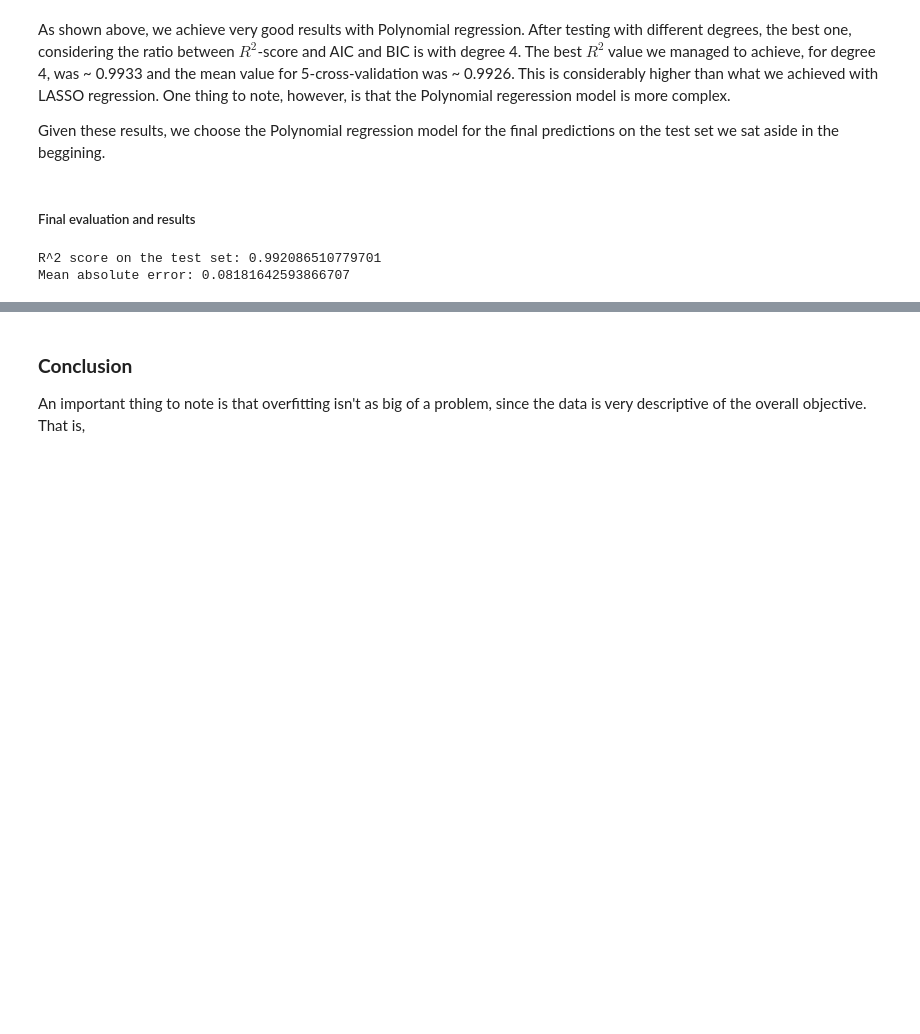
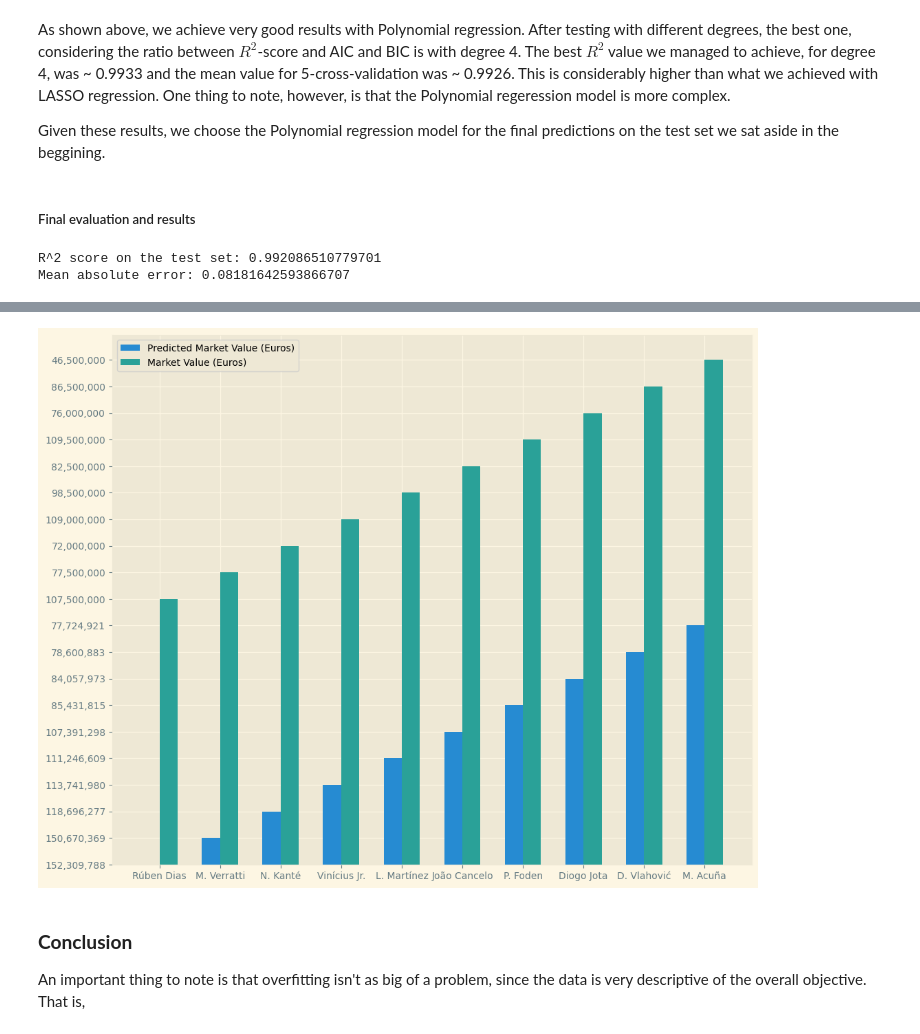
Before and after one commit to ValterMiari/Stats, a Jupyter notebook: Project/project_fifa.ipynb, the cells around one changed output, grey strips where cells are left out. Drawn from its saved outputs; the diff is of its cells as text; code cells hidden in the pictures; blank space fills up the shorter version.

```diff
--- a/Project/project_fifa.ipynb
+++ b/Project/project_fifa.ipynb
@@ -907,0 +910,12 @@ for value in top_ten:
+# %%
+# Joining the predicted data to the the dataframe of the test data
+test_df = select_test_data.copy()
+test_df["Predicted Market Value"] = np.exp(final_predictions)
+# Sorting it by highest predicted market value
+test_df = test_df.sort_values(by="Predicted Market Value", ascending=False)
+test_df = test_df[['Known As', 'Value(in Euro)', 'Predicted Market Value', 'Age', 'Best Position', 'Overall', 'Potential']]
+# Formatting the market values, so it's easier to interpret
+test_df['Value(in Euro)'] = test_df['Value(in Euro)'].apply(lambda x: '{:,}'.format(int(x)))
+test_df['Predicted Market Value'] = test_df['Predicted Market Value'].apply(lambda x: '{:,}'.format(int(x)))
+test_df = test_df.rename(columns={'Value(in Euro)':'Market Value (Euros)', 'Predicted Market Value':'Predicted Market Value (Euros)'})
+test_df
@@ -908,3 +936,24 @@ for value in top_ten:
+# %%
+# Top 10 most expensive players according to the prediction model
+def show_highest_market_value(players):
+    names = players['Known As']
+    pred_market_val = players['Predicted Market Value (Euros)']
+    true_market_val = players['Market Value (Euros)']
+
+    x = np.arange(len(names))
+    width = 0.3
+
+    fig, ax = plt.subplots(1, figsize=(12,10))
+    b1 = ax.bar(x - width/2, pred_market_val, width, label='Predicted Market Value (Euros)')
+    b2 = ax.bar(x + width/2, true_market_val, width, label='Market Value (Euros)')
+
+    ax.set_xticks(x)
+    ax.set_xticklabels(names)
+    ax.legend()
+
+show_highest_market_value(test_df.iloc[:10])
+# %% [output]
+[figure, added]
 # %% [markdown]
 ### **Conclusion**
 
```
Also changed, not shown: parts of 6 cells of this notebook.
